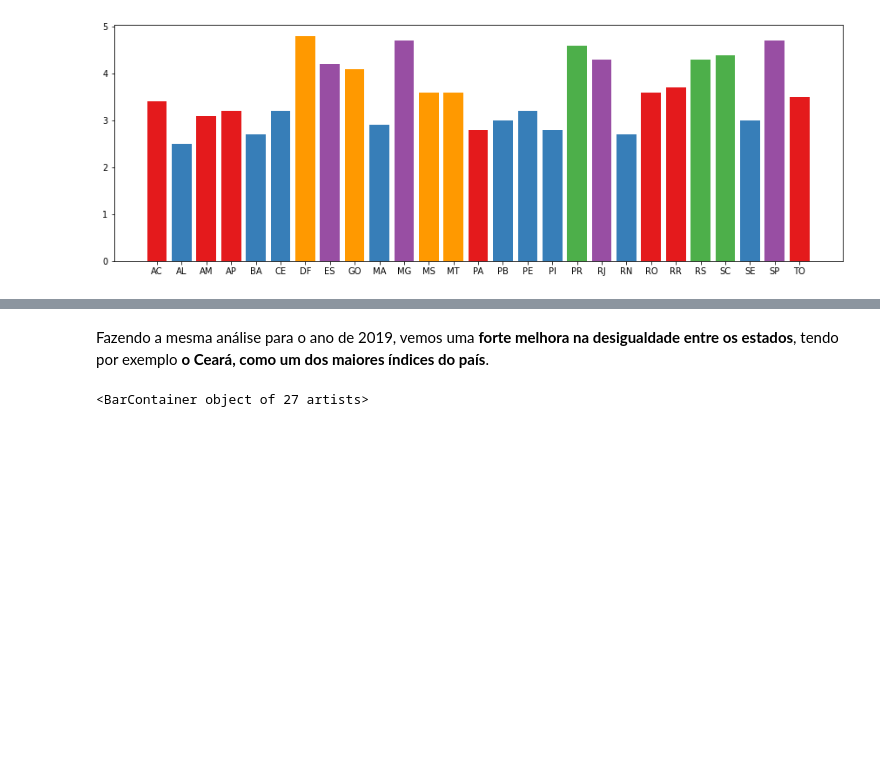
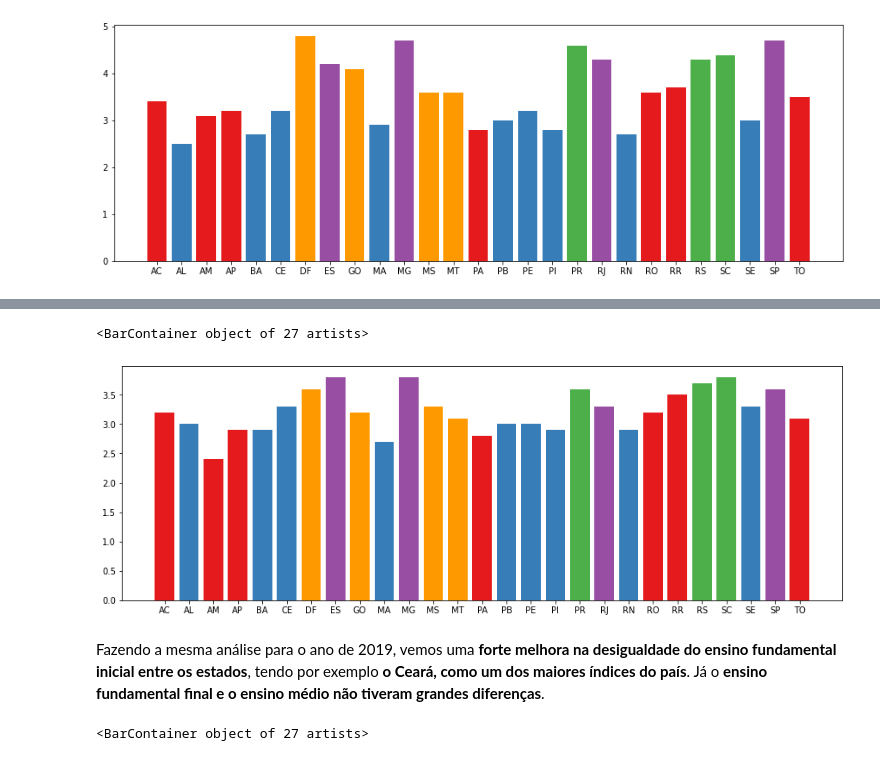
Before and after one commit to viniciuslettieri/analytica, a Jupyter notebook: Educacao_Brasileira/educacao_brasileira.ipynb, the cells around one changed output, grey strips where cells are left out. Saved outputs shown, nothing was run; the diff lists cells and outputs as text; code cells hidden in the pictures; blank space fills up the shorter version.

```diff
--- a/Educacao_Brasileira/educacao_brasileira.ipynb
+++ b/Educacao_Brasileira/educacao_brasileira.ipynb
@@ -117,3 +133,17 @@ plt.bar(unidades_federativas, ideb2005, color=[estado2cor[k] for k in unidades_f
+# %%
+# Para o ensino médio
+
+plt.figure(figsize = (15,5))
+
+ideb2005_med = []
+for uf in unidades_federativas:
+    dados = df_ideb_indice[uf]['total']['medio']['todos (1-4)']
+    ideb2005_med.append(dados[2005])
+
+plt.bar(unidades_federativas, ideb2005_med, color=[estado2cor[k] for k in unidades_federativas])
+# %% [output]
+<BarContainer object of 27 artists>
+[figure, added]
 # %% [markdown]
-Fazendo a mesma análise para o ano de 2019, vemos uma **forte melhora na desigualdade entre os estados**, tendo por exemplo **o Ceará, como um dos maiores índices do país**.
+Fazendo a mesma análise para o ano de 2019, vemos uma **forte melhora na desigualdade do ensino fundamental inicial entre os estados**, tendo por exemplo **o Ceará, como um dos maiores índices do país**. Já o **ensino fundamental final e o ensino médio não tiveram grandes diferenças**.
 # %%
```
Also changed, not shown: parts of 56 cells of this notebook.
